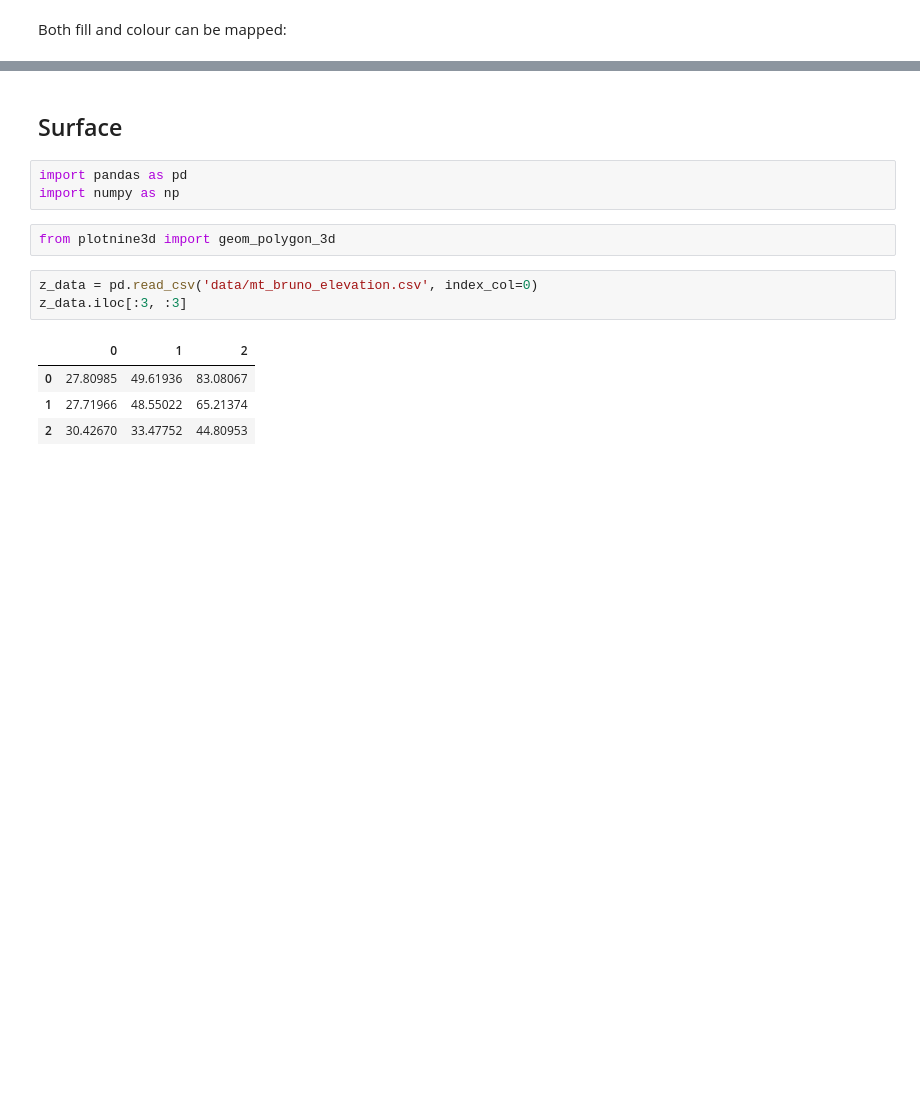
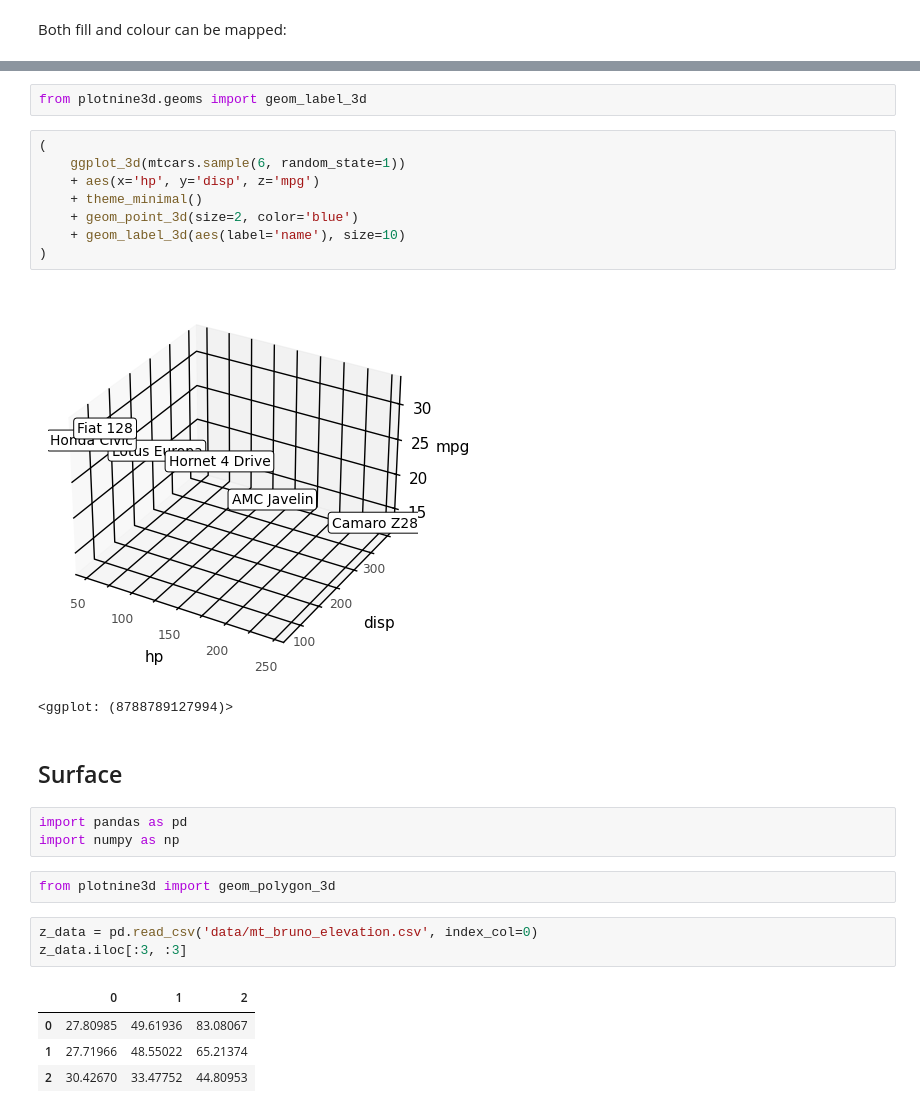
Before and after one commit to krassowski/plotnine3d, a Jupyter notebook: Examples.ipynb, the cells around one changed output, grey strips where cells are left out. Cells and saved outputs as stored; diff of their text form; blank space fills up the shorter version.

```diff
--- a/Examples.ipynb
+++ b/Examples.ipynb
@@ -65,3 +109,16 @@ p + aes(fill='vs') + geom_point_3d(stroke=1.5, size=2.2)
+# %%
+from plotnine3d.geoms import geom_label_3d
+# %%
+(
+    ggplot_3d(mtcars.sample(6, random_state=1))
+    + aes(x='hp', y='disp', z='mpg')
+    + theme_minimal()
+    + geom_point_3d(size=2, color='blue')
+    + geom_label_3d(aes(label='name'), size=10)
+)
+# %% [output]
+[figure, added]
+<ggplot: (8788789127994)>
 # %% [markdown]
 ## Surface
 # %%
```
Also changed, not shown: parts of 24 cells of this notebook, 4 other files.
